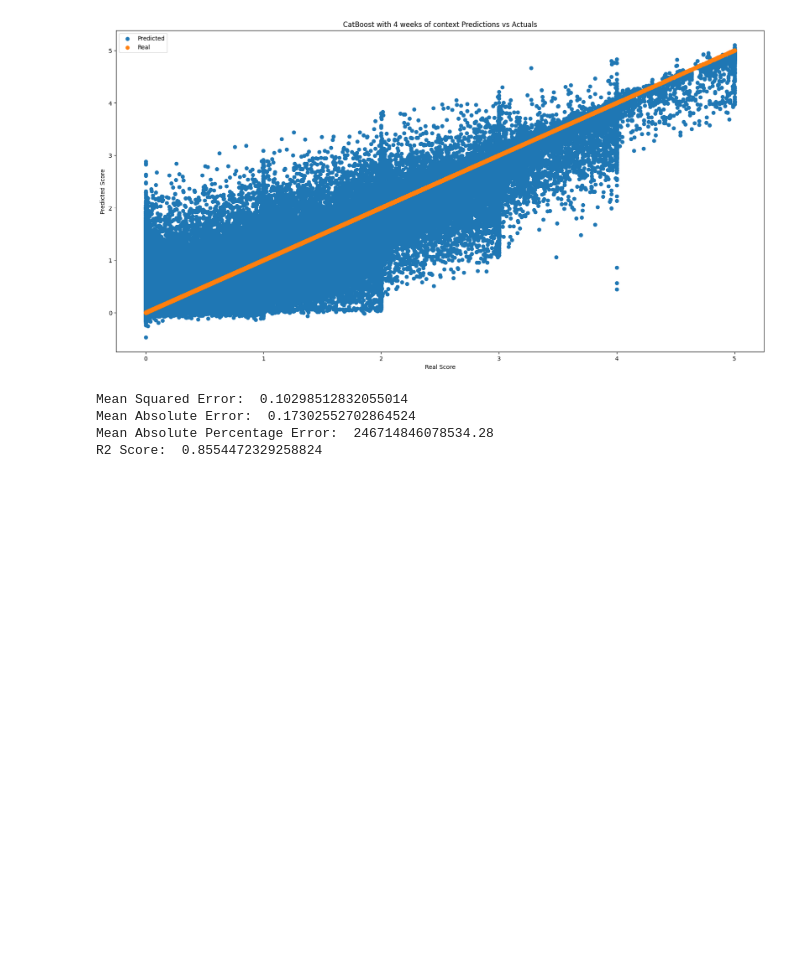
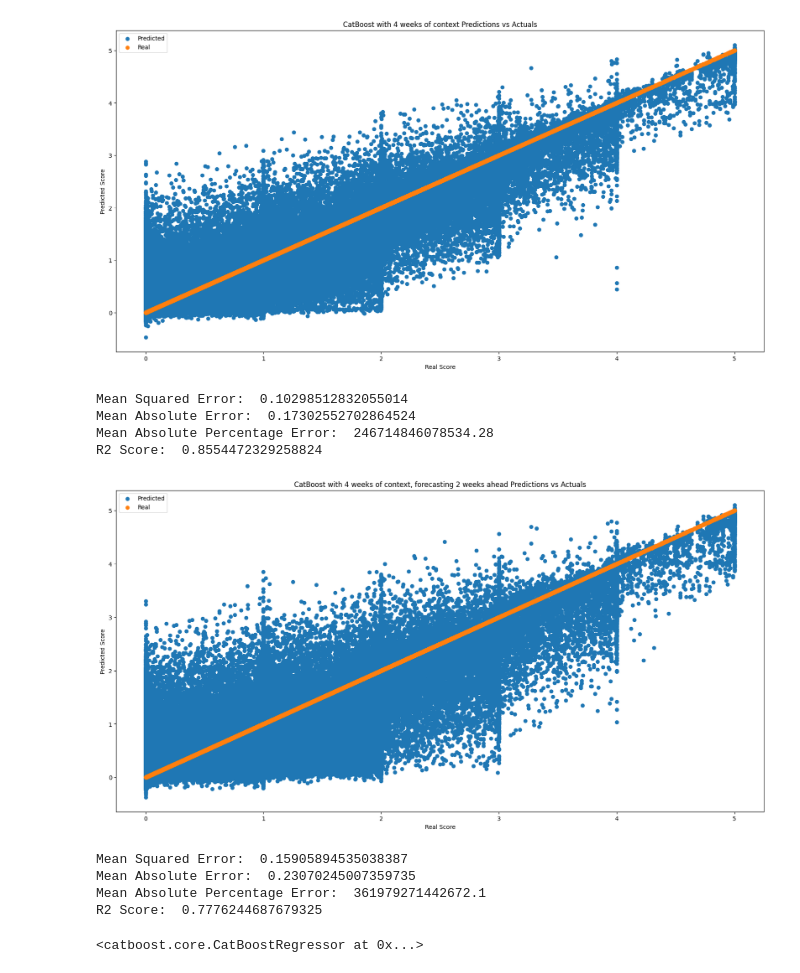
Before and after one commit to babusid/ECE461P_Project, a Jupyter notebook: models/regression_experiments2.ipynb, the cells around one changed output. Drawn from its saved outputs; the diff is of its cells as text; code cells hidden in the pictures; blank space fills up the shorter version.

Commit message:
cleaned up re2 further, tried the foundation model with a variety of prediction horizons

```diff
--- a/models/regression_experiments2.ipynb
+++ b/models/regression_experiments2.ipynb
@@ -112,3 +112,35 @@ Mean Squared Error:  0.10298512832055014
 Mean Absolute Error:  0.17302552702864524
 Mean Absolute Percentage Error:  246714846078534.28
 R2 Score:  0.8554472329258824
+# %%
+from catboost import CatBoostRegressor
+def cbm_model(num_weeks_to_forecast):
+    '''wraps all of the logic above into a single function'''
+    _train = raw_train.copy()
+    _test = raw_test.copy()
+    _train = interpret_fips(_train)
+    _test = interpret_fips(_test)
+    _train.set_index('date',inplace=True)
+    _test.set_index('date',inplace=True)
+    _train = add_lag_features('fips','score',4,0,_train)
+    _test = add_lag_features('fips','score',4,0,_test)
+    _train = shift_target(_train, num_weeks_to_forecast, 'score', 'fips')
+    _test = shift_target(_test, num_weeks_to_forecast, 'score', 'fips')
+    _train.drop(['fips'],axis=1,inplace=True)
+    _test.drop(['fips'],axis=1,inplace=True)
+    _train.dropna(inplace=True)
+    _test.dropna(inplace=True)
+    _model = CatBoostRegressor()
+    _model.fit(_train.drop(['score'],axis=1),_train['score'], verbose=False)
+    _model_preds = _model.predict(_test.drop(['score'],axis=1))
+    regression_metric(_test['score'], _model_preds, f'CatBoost with 4 weeks of context, forecasting {num_weeks_to_forecast} weeks ahead')
+    return _model
+# %%
+cbm_model(2)
+# %% [output]
+[figure, added]
+Mean Squared Error:  0.15905894535038387
+Mean Absolute Error:  0.23070245007359735
+Mean Absolute Percentage Error:  361979271442672.1
+R2 Score:  0.7776244687679325
+<catboost.core.CatBoostRegressor at 0x...>
```
Also changed, not shown: parts of 2 cells of this notebook, 1 other file.
